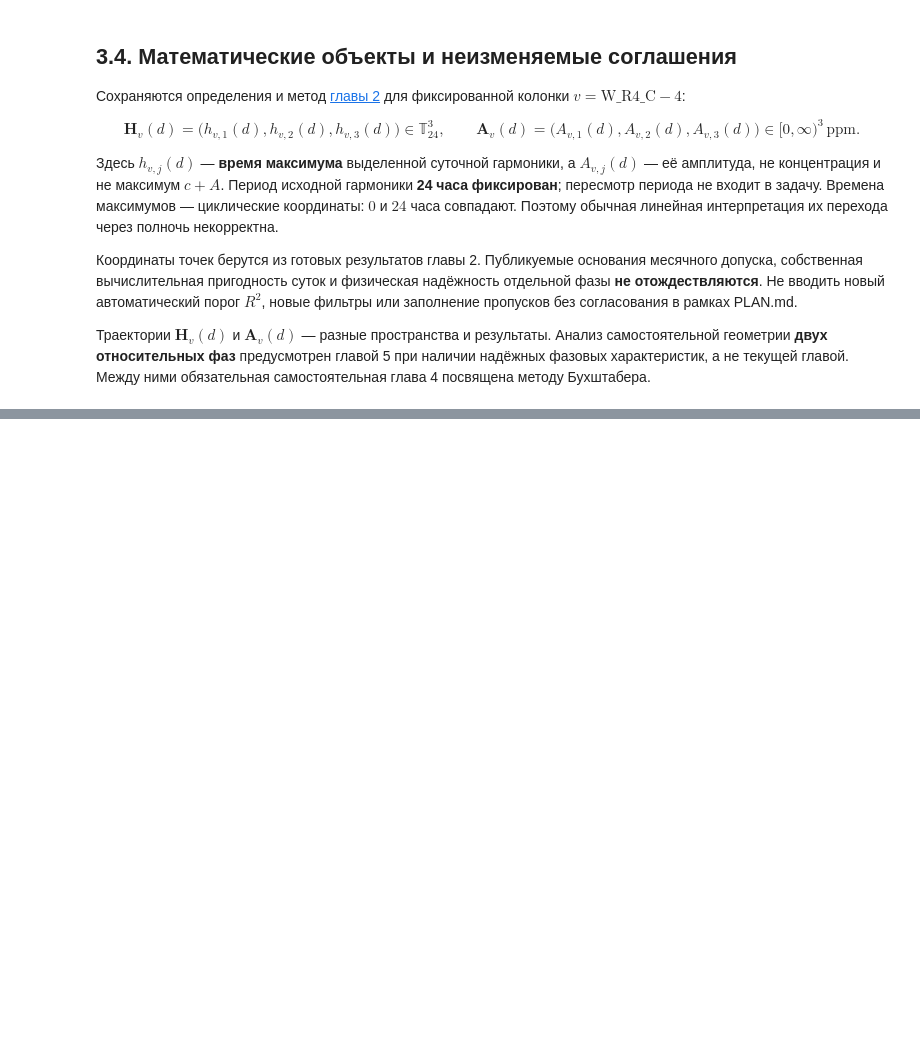
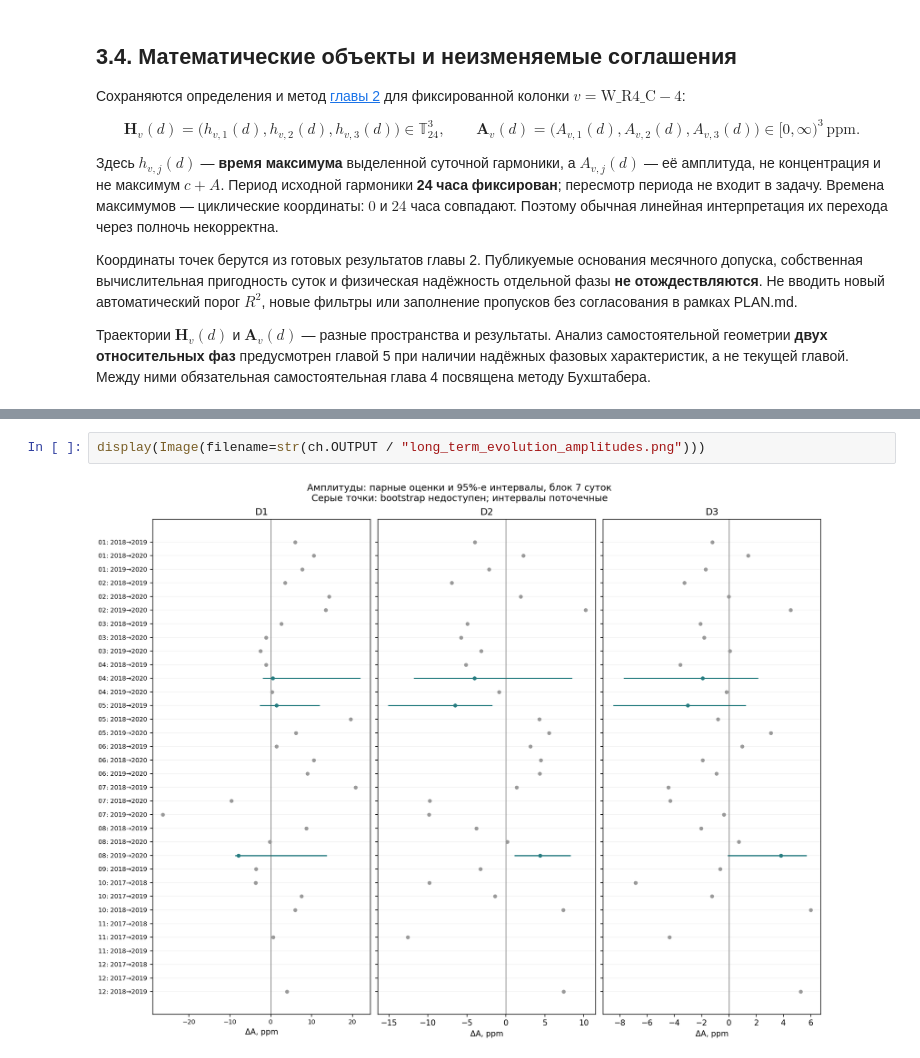
Before and after one commit to DimitriBolt/CO2Flux, a Jupyter notebook: Project_description/Research_log/03_long_term_evolution.ipynb, the cells around one changed output, grey strips where cells are left out. Cells and saved outputs as stored; diff of their text form; blank space fills up the shorter version.

```diff
--- a/Project_description/Research_log/03_long_term_evolution.ipynb
+++ b/Project_description/Research_log/03_long_term_evolution.ipynb
@@ -312,0 +228,4 @@ $$
+# %%
+display(Image(filename=str(ch.OUTPUT / "long_term_evolution_amplitudes.png")))
+# %% [output]
+[figure, added]
```
Also changed, not shown: parts of 18 cells of this notebook, 22 other files.
